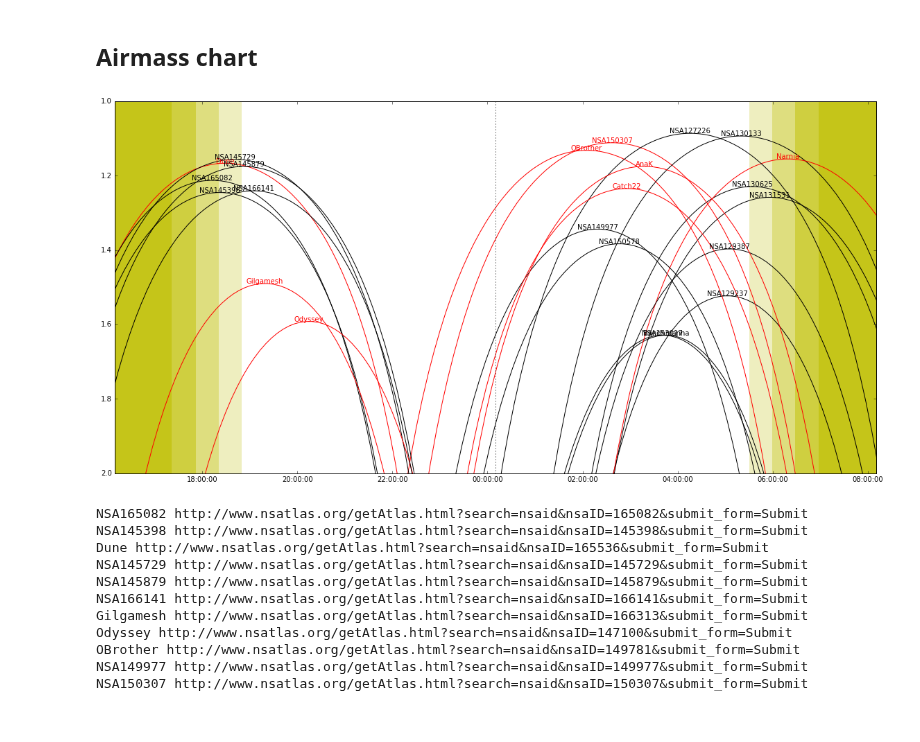
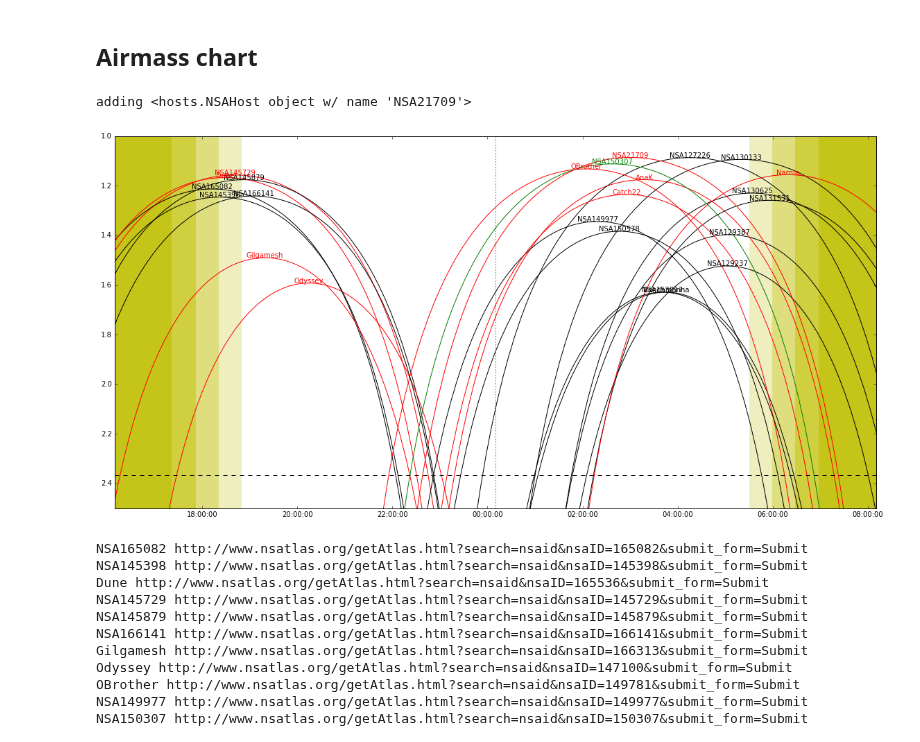
Before and after one commit to sagasurvey/erik, a Jupyter notebook: ipython_notebooks/2016Jul-AAT.ipynb, the cells around one changed output. Saved outputs shown, nothing was run; the diff lists cells and outputs as text; code cells hidden in the pictures.

```diff
--- a/ipython_notebooks/2016Jul-AAT.ipynb
+++ b/ipython_notebooks/2016Jul-AAT.ipynb
@@ -495,0 +863,11 @@ Narnia_1.fld                                  100%  115KB 115.1KB/s   00:00
+# %%
+comments_jul29 = """
+* start of Dune_2 : seeing ~1.3"
+* start of Gilgamesh_1 : seeing ~1.6"
+* start of Odyssey_1a : seeing ~1.4"
+* start of OBrother_2 : seeing ~1.7"
+* temperature rose dramatically near end of OBrother_2 - might lead to variable seeing
+* start of Catch22_2: seeing ~2.3"
+* start of Narnia_1: seeing ~1.5"
+"""[1:-1]
+display.Markdown(comments_jul29)
@@ -495,0 +882,7 @@ Narnia_1.fld                                  100%  115KB 115.1KB/s   00:00
+# %%
+logfn = 'aat_data/29jul2016/log_jul29'
+
+logtab.write(logfn,format='ascii')
+with open(logfn, 'a') as f:
+    f.write('\nComments:\n')
+    f.write(comments_jul29)
@@ -495,0 +973,4 @@ Narnia_1.fld                                  100%  115KB 115.1KB/s   00:00
+# %%
+# fitsheader run on the output downloaded to another computer
+with open('/Users/erik/tmp/fitsheader_jul30') as f:
+    fitsheader_output = list(f)
@@ -627,8 +1088,21 @@ midnight = aaoobs.midnight(Time('2016-7-28'))
 # %%
 up_times = {}
 
+hoststoshow = hosttab[visenough]
+
+hosts_to_target_nsaids = []
+for h in hosts_to_target:
+    hosts_to_target_nsaids.append(h.nsaid)
+    if h.nsaid not in hoststoshow['NSAID']:
+        print('adding', h)
+        hoststoshow.add_row(None)
+        hoststoshow['NSAID'][-1] = h.nsaid
+        hoststoshow['RA'][-1] = h.ra
+        hoststoshow['Dec'][-1] = h.dec
+
+
 with open('aat_targets_jul2016/aattargs_iobserve.dat', 'w') as f:
-    for host in hosttab[visenough]:
+    for host in hoststoshow:
         already_obs = host['NSAID'] in sagaobsed_nsaids
 
         name = 'NSA'+str(host['NSAID'])
@@ -657,38 +1131,42 @@ with open('aat_targets_jul2016/aattargs_iobserve.dat', 'w') as f:
         taa = aaoobs.altaz(timestoplot, targ)
         msk = taa.secz >=1
 
-        color = 'r' if already_obs else 'k'
+        color = 'g' if already_obs else 'k'
+        color = 'r' if host['NSAID'] in hosts_to_target_nsaids else color
+
         plt.plot(timestoplot.plot_date[msk], taa.secz[msk], c=color)
         plt.text(transit.plot_date, aaoobs.altaz(transit, targ).secz, name, ha='center', color=color)
 
 t0 = aaoobs.sun_rise_time(midnight, 'previous')
 t1 = aaoobs.sun_set_time(midnight, 'previous')
 t2 = aaoobs.twilight_evening_civil(midnight, 'previous')
 t3 = aaoobs.twilight_evening_nautical(midnight, 'previous')
 t4 = aaoobs.twilight_evening_astronomical(midnight, 'previous')
 t5 = aaoobs.twilight_morning_astronomical(midnight, 'next')
 t6 = aaoobs.twilight_morning_nautical(midnight, 'next')
 t7 = aaoobs.twilight_morning_civil(midnight, 'next')
 t8 = aaoobs.sun_rise_time(midnight, 'next')
 t9 = aaoobs.sun_set_time(midnight, 'next')
 
 plt.fill_between([t0.plot_date,t1.plot_date],1,3, lw=0, facecolor='y', alpha=.9)
 plt.fill_between([t1.plot_date,t2.plot_date],1,3, lw=0, facecolor='y', alpha=.75)
 plt.fill_between([t2.plot_date,t3.plot_date],1,3, lw=0, facecolor='y', alpha=.5)
 plt.fill_between([t3.plot_date,t4.plot_date],1,3, lw=0, facecolor='y', alpha=.25)
 plt.fill_between([t5.plot_date,t6.plot_date],1,3, lw=0, facecolor='y', alpha=.25)
 plt.fill_between([t6.plot_date,t7.plot_date],1,3, lw=0, facecolor='y', alpha=.5)
 plt.fill_between([t7.plot_date,t8.plot_date],1,3, lw=0, facecolor='y', alpha=.75)
 plt.fill_between([t8.plot_date,t9.plot_date],1,3, lw=0, facecolor='y', alpha=.9)
 
 plt.axvline(midnight.plot_date, ls=':', c='k')
 
 plt.gca().xaxis_date(aaoobs.timezone)
 plt.xlim(t1.plot_date-.05, t8.plot_date+.05)
-plt.ylim(2,1)
+plt.axhline(1/np.cos(65*u.deg), c='k', ls='--')  #~AAT limit
+plt.ylim(2.5,1)
 plt.tight_layout()
 # %% [output]
+adding <hosts.NSAHost object w/ name 'NSA21709'>
-[figure, old version]
+[figure, new version]
 # %%
 #NSA urls
 for jd in sorted(up_times):
```
Also changed, not shown: parts of 64 cells of this notebook.
